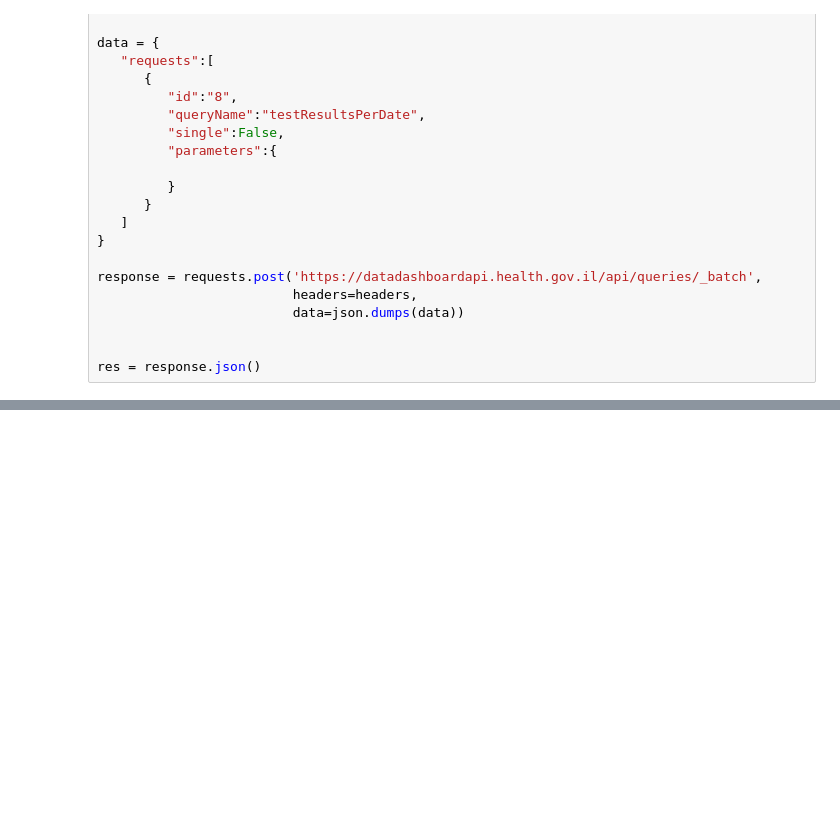
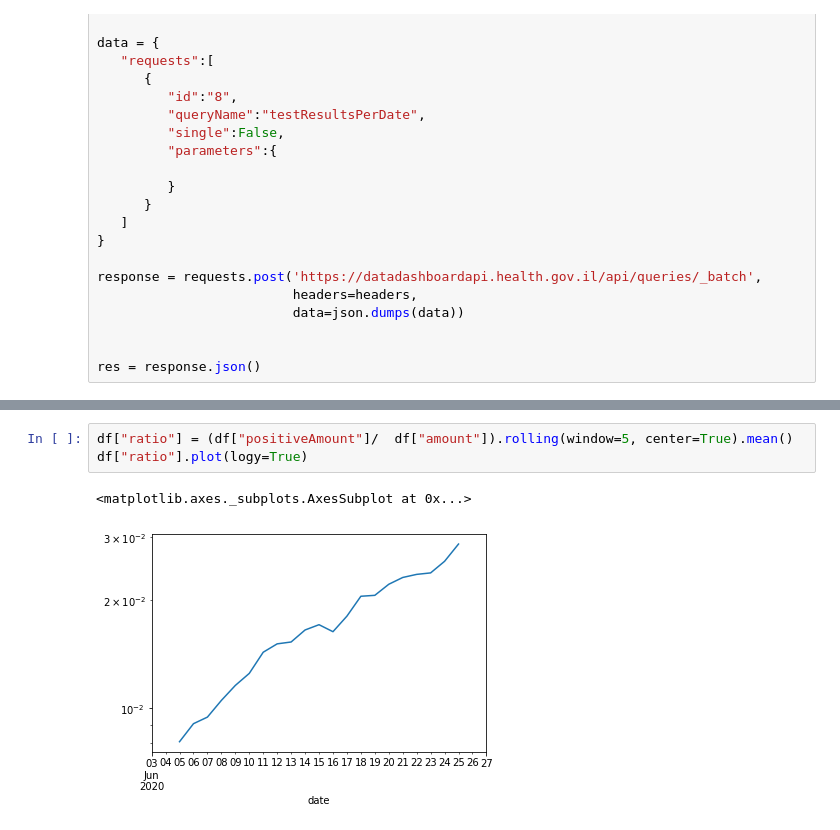
Before and after one commit to ronenabr/coronadata, a Jupyter notebook: Tests and varified.ipynb, the cells around one changed output, grey strips where cells are left out. Cells and saved outputs as stored; diff of their text form; blank space fills up the shorter version.

```diff
--- a/Tests and varified.ipynb
+++ b/Tests and varified.ipynb
@@ -45,0 +51,6 @@ df.plot()
+# %%
+df["ratio"] = (df["positiveAmount"]/  df["amount"]).rolling(window=5, center=True).mean()
+df["ratio"].plot(logy=True)
+# %% [output]
+<matplotlib.axes._subplots.AxesSubplot at 0x...>
+[figure, added]
```
Also changed, not shown: parts of 5 cells of this notebook.
